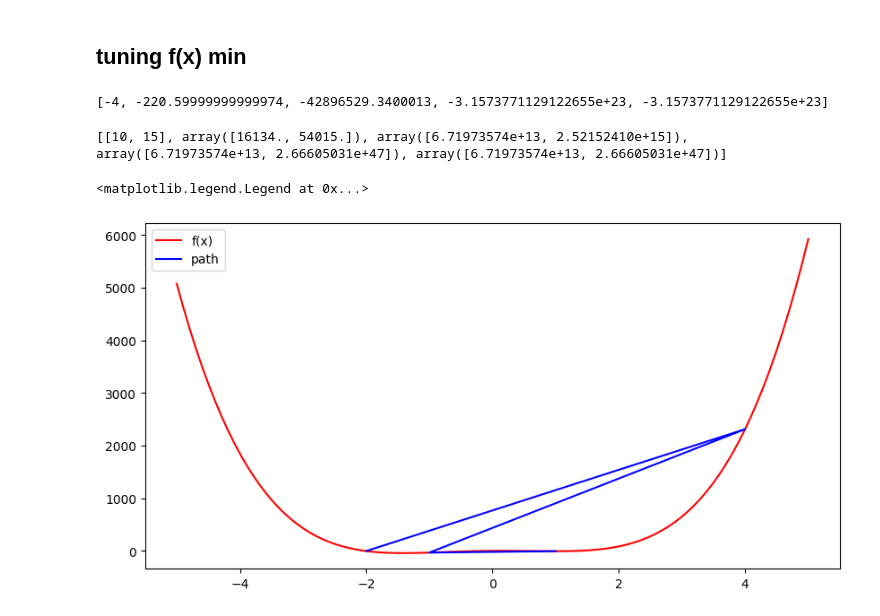
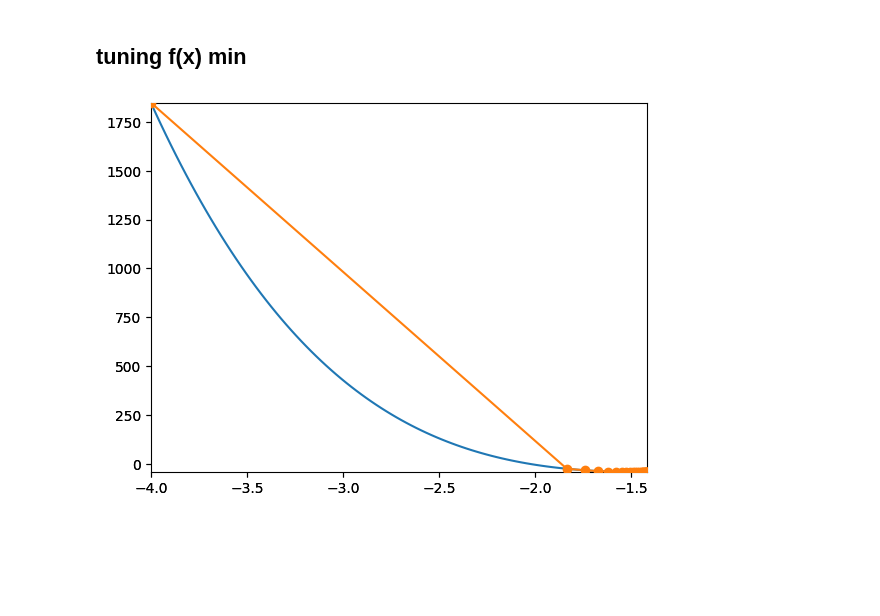
Before and after one commit to wz7475/gradient-descent, a Jupyter notebook: lab1.ipynb, the cells around one changed output. Saved outputs shown, nothing was run; the diff lists cells and outputs as text; code cells hidden in the pictures; blank space fills up the shorter version.

Commit message:
plot intesection

```diff
--- a/lab1.ipynb
+++ b/lab1.ipynb
@@ -91,9 +91,10 @@ class GradientDescent:
 
     def _stop_test(self, gradient_at_point: Sequence, point: Number, next_point: Number) -> bool:
         # stationary test
-        stationary = np.linalg.norm(gradient_at_point) <= self._eps
+        # stationary = np.linalg.norm(gradient_at_point) <= self._eps
         # distance beetwen poins
         dist =  np.linalg.norm(next_point - point) <= self._eps
+        stationary = True
         return stationary and dist
 
     def find_minumum(self, function: Callable, step: Number, starting_point=Union[Number, Sequence]) -> Sequence:
@@ -102,7 +103,7 @@ class GradientDescent:
         points = [starting_point]
         while not found_minimum:
             gradient_at_point = gradient(points[-1])
-            next_point = points[-1] + step * gradient_at_point
+            next_point = points[-1] - step * gradient_at_point
             found_minimum = self._stop_test(gradient_at_point, points[-1], next_point)
             points.append(next_point)
         return points
@@ -109,23 +115,36 @@ class GradientDescent:
 # %% [markdown]
 ## tuning f(x) min
-# %%
-gradient_descent = GradientDescent(0.001)
-min_f = gradient_descent.find_minumum(f, 0.1, -4)
-print(min_f)
-# %% [output]
-[-4, -220.59999999999974, -42896529.3400013, -3.1573771129122655e+23, -3.1573771129122655e+23]
-# %%
-min_g = gradient_descent.find_minumum(g, 0.4, [10,15])
-print(min_g)
-# %% [output]
-[[10, 15], array([16134., 54015.]), array([6.71973574e+13, 2.52152410e+15]), array([6.71973574e+13, 2.66605031e+47]), array([6.71973574e+13, 2.66605031e+47])]
-# %%
-x = np.linspace(-5, 5, 100)
-fig = plt.figure(figsize = (10, 5))
-plt.plot(x, f(x), color="r", label="f(x)")
-arguments = [-2, 4, -1, 1]
-plt.plot(arguments, [f(x) for x in arguments], color="b", label="path")
-plt.legend()
-# %% [output]
-<matplotlib.legend.Legend at 0x...>
-[figure, removed]
+# %%
+def plot_function_2d_and_path(function: Callable, step: Number, starting_point=Union[Number, Sequence], eps=0.001):
+    arguments = GradientDescent(eps).find_minumum(function, step, starting_point)
+    values = [f(xa) for xa in arguments]
+
+    plot_range = [min(arguments), max(arguments)]
+
+
+    x = np.linspace(plot_range[0], plot_range[-1], 100)
+    y = f(x)
+
+    y_max = min(max(values), max(y))
+    y_min = min(min(values), min(y))
+    y_range = [y_min, y_max]
+
+    fig=plt.figure()
+
+    ax=fig.add_subplot(111, label="1")
+    ax.set_xlim(plot_range)
+    ax.set_ylim(y_range)
+
+    ax2=fig.add_subplot(111, label="2", frame_on=False)
+    ax2.set_xlim(plot_range)
+    ax2.set_ylim(y_range)
+
+    ax.plot(x, y, color="C0")
+    ax2.plot(arguments, values, "-o", color="C1")
+    # plt.legend()
+
+    return arguments, values
+# %%
+arg, val = plot_function_2d_and_path(f, 0.001, -4)
+# %% [output]
+[figure, added]
```
Also changed, not shown: parts of 1 cell of this notebook.
